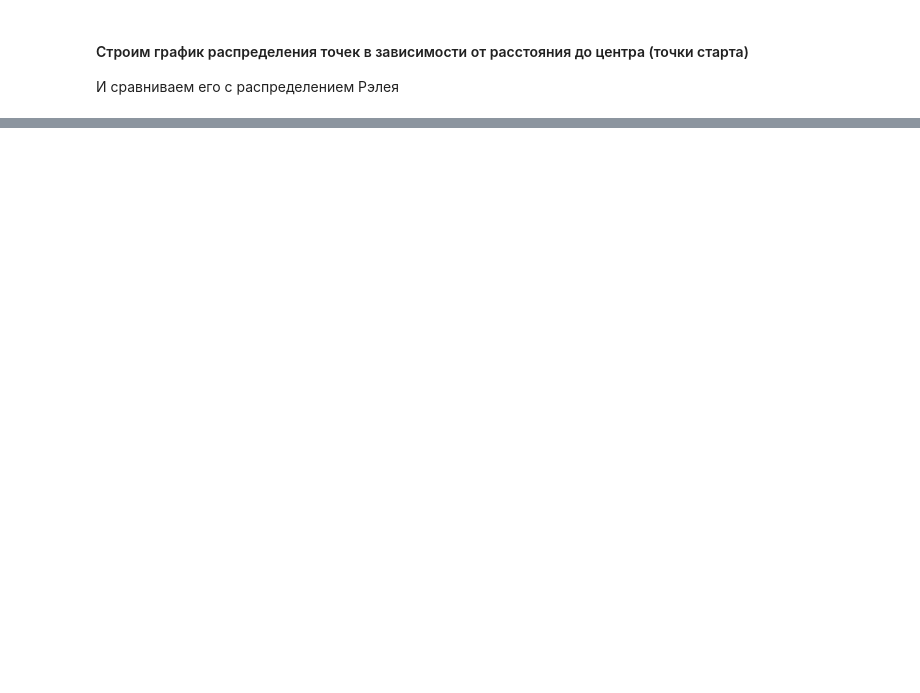
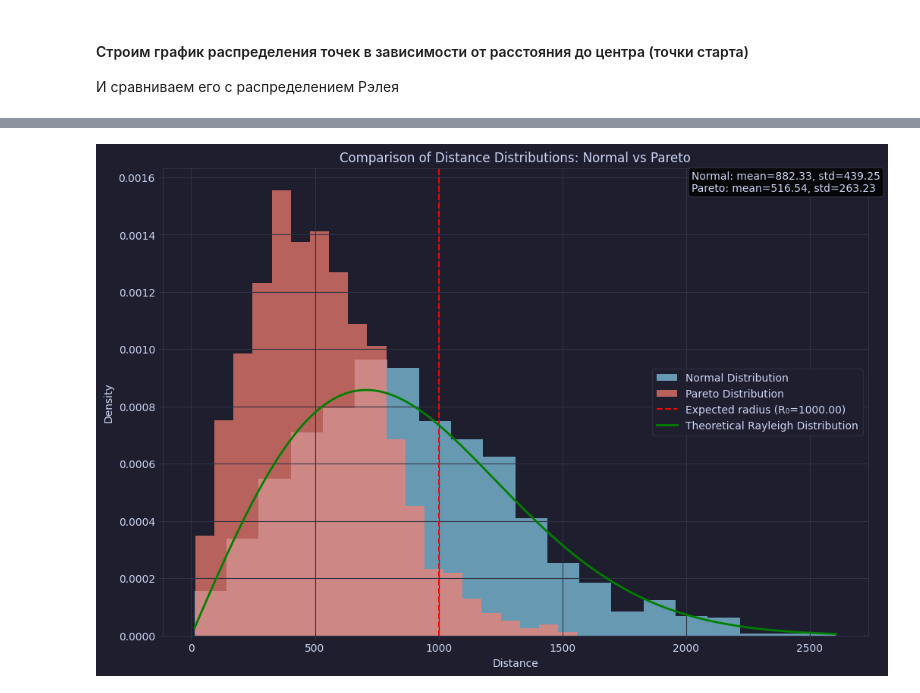
Before and after one commit to lasashq/RandomWalk, a Jupyter notebook: main.ipynb, the cells around one changed output, grey strips where cells are left out. Cells and saved outputs as stored; diff of their text form; code cells hidden in the pictures; blank space fills up the shorter version.

Commit message:
added comparison

```diff
--- a/main.ipynb
+++ b/main.ipynb
@@ -147,0 +157,47 @@ plot_distance_histogram(normal_distances)
+# %%
+def compare_distance_distributions(normal_distances, pareto_distances, bins=20, alpha=0.7):
+  plt.figure(figsize=(12, 8))
+
+  # Calculate common range for the histograms
+  min_val = min(min(normal_distances), min(pareto_distances))
+  max_val = max(max(normal_distances), max(pareto_distances))
+
+  # Calculate histogram data for both distributions
+  hist_normal, bins_normal = np.histogram(normal_distances, bins=bins, density=True, range=(min_val, max_val))
+  hist_pareto, bins_pareto = np.histogram(pareto_distances, bins=bins, density=True, range=(min_val, max_val))
+
+  # Plot histograms
+  plt.hist(normal_distances, bins=bins, alpha=alpha, density=True, label='Normal Distribution', color='skyblue')
+  plt.hist(pareto_distances, bins=bins, alpha=alpha, density=True, label='Pareto Distribution', color='salmon')
+
+  # Add reference line for expected radius
+  plt.axvline(x=R0, color='red', linestyle='--', label=f"Expected radius (R₀={R0:.2f})")
+
+  # Calculate and plot theoretical Rayleigh distribution for normal case
+  x = np.linspace(min_val, max_val, 1000)
+  sigma = np.sqrt(N) * L / np.sqrt(2)
+  pdf = (x / sigma**2) * np.exp(-(x**2) / (2 * sigma**2))
+  plt.plot(x, pdf, 'g-', linewidth=2, label='Theoretical Rayleigh Distribution')
+
+  # Add labels and title
+  plt.title("Comparison of Distance Distributions: Normal vs Pareto")
+  plt.xlabel("Distance")
+  plt.ylabel("Density")
+  plt.legend()
+  plt.grid(True)
+
+  # Add statistics to the plot
+  normal_mean = np.mean(normal_distances)
+  pareto_mean = np.mean(pareto_distances)
+  normal_std = np.std(normal_distances)
+  pareto_std = np.std(pareto_distances)
+
+  stats_text = f"Normal: mean={normal_mean:.2f}, std={normal_std:.2f}\nPareto: mean={pareto_mean:.2f}, std={pareto_std:.2f}"
+  plt.annotate(stats_text, xy=(0.75, 0.95), xycoords='axes fraction',
+         bbox=dict(boxstyle='round', facecolor='black', alpha=0.8))
+
+  plt.show()
+# %%
+compare_distance_distributions(normal_distances, pareto_distances)
+# %% [output]
+[figure, added]
```
Also changed, not shown: parts of 15 cells of this notebook, 1 other file.
